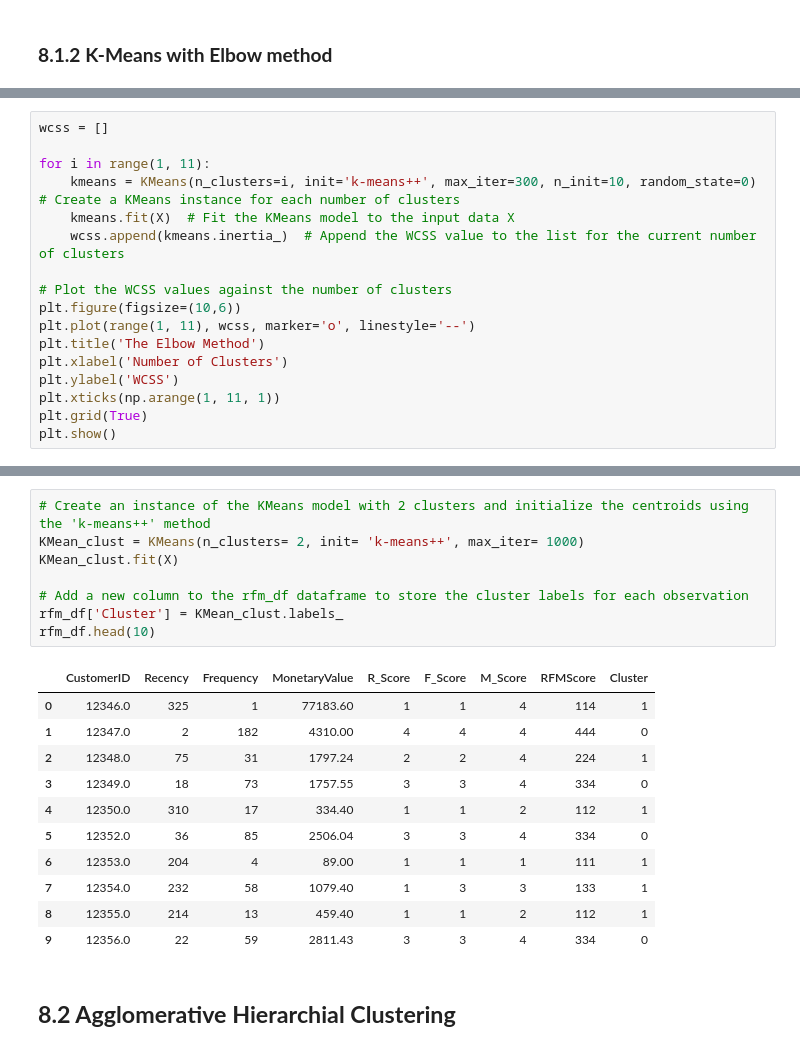
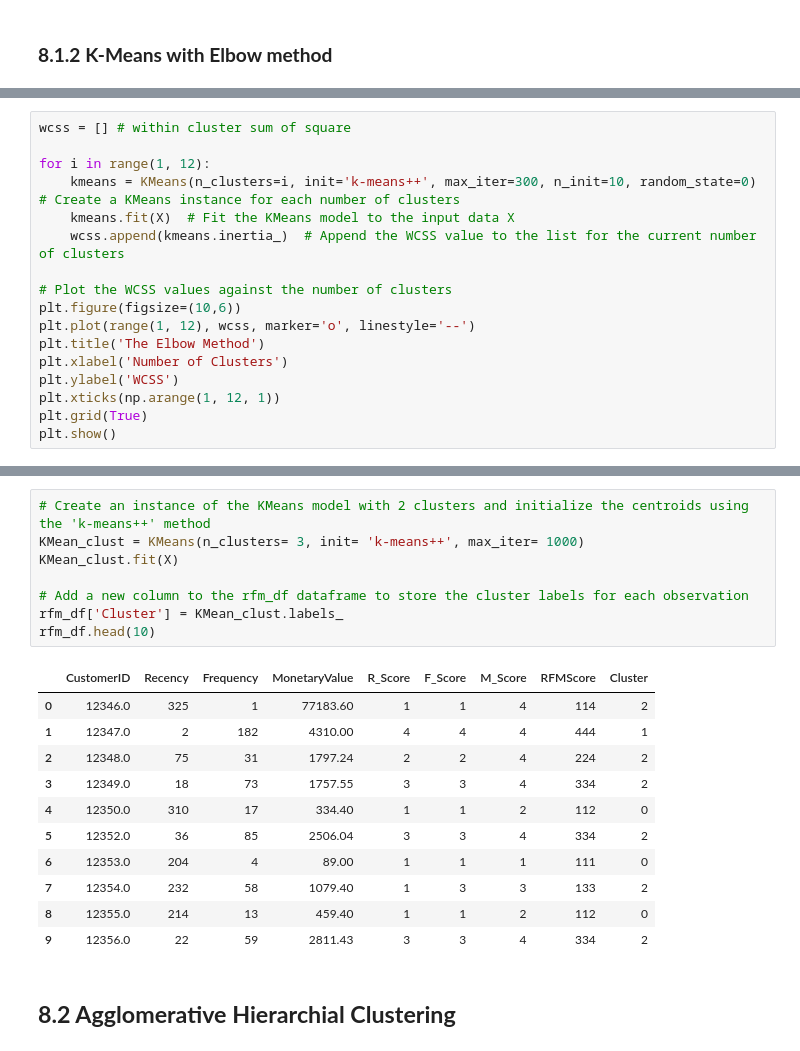
Before and after one commit to Pooja-2709/Unsupervied, a Jupyter notebook: Online_Retail_Customer_Segmentation.ipynb, the cells around one changed output, grey strips where cells are left out. Saved outputs shown, nothing was run; the diff lists cells and outputs as text.

```diff
--- a/Online_Retail_Customer_Segmentation.ipynb
+++ b/Online_Retail_Customer_Segmentation.ipynb
@@ -1067,18 +951,18 @@ plt.show()
 # %%
-wcss = []
+wcss = [] # within cluster sum of square
 
-for i in range(1, 11):
+for i in range(1, 12):
     kmeans = KMeans(n_clusters=i, init='k-means++', max_iter=300, n_init=10, random_state=0)  # Create a KMeans instance for each number of clusters
     kmeans.fit(X)  # Fit the KMeans model to the input data X
     wcss.append(kmeans.inertia_)  # Append the WCSS value to the list for the current number of clusters
 
 # Plot the WCSS values against the number of clusters
 plt.figure(figsize=(10,6))
-plt.plot(range(1, 11), wcss, marker='o', linestyle='--')
+plt.plot(range(1, 12), wcss, marker='o', linestyle='--')
 plt.title('The Elbow Method')
 plt.xlabel('Number of Clusters')
 plt.ylabel('WCSS')
-plt.xticks(np.arange(1, 11, 1))
+plt.xticks(np.arange(1, 12, 1))
 plt.grid(True)
 plt.show()
 # %% [output]
@@ -1088,23 +972,23 @@ plt.show()
 # %%
 # Create an instance of the KMeans model with 2 clusters and initialize the centroids using the 'k-means++' method
-KMean_clust = KMeans(n_clusters= 2, init= 'k-means++', max_iter= 1000)
+KMean_clust = KMeans(n_clusters= 3, init= 'k-means++', max_iter= 1000)
 KMean_clust.fit(X)
 
 # Add a new column to the rfm_df dataframe to store the cluster labels for each observation
 rfm_df['Cluster'] = KMean_clust.labels_
 rfm_df.head(10)
 # %% [output]
 |  | CustomerID | Recency | Frequency | MonetaryValue | R_Score | F_Score | M_Score | RFMScore | Cluster |
-| 0 | 12346.0 | 325 | 1 | 77183.60 | 1 | 1 | 4 | 114 | 1 |
-| 1 | 12347.0 | 2 | 182 | 4310.00 | 4 | 4 | 4 | 444 | 0 |
-| 2 | 12348.0 | 75 | 31 | 1797.24 | 2 | 2 | 4 | 224 | 1 |
-| 3 | 12349.0 | 18 | 73 | 1757.55 | 3 | 3 | 4 | 334 | 0 |
-| 4 | 12350.0 | 310 | 17 | 334.40 | 1 | 1 | 2 | 112 | 1 |
-| 5 | 12352.0 | 36 | 85 | 2506.04 | 3 | 3 | 4 | 334 | 0 |
-| 6 | 12353.0 | 204 | 4 | 89.00 | 1 | 1 | 1 | 111 | 1 |
-| 7 | 12354.0 | 232 | 58 | 1079.40 | 1 | 3 | 3 | 133 | 1 |
-| 8 | 12355.0 | 214 | 13 | 459.40 | 1 | 1 | 2 | 112 | 1 |
-| 9 | 12356.0 | 22 | 59 | 2811.43 | 3 | 3 | 4 | 334 | 0 |
+| 0 | 12346.0 | 325 | 1 | 77183.60 | 1 | 1 | 4 | 114 | 2 |
+| 1 | 12347.0 | 2 | 182 | 4310.00 | 4 | 4 | 4 | 444 | 1 |
+| 2 | 12348.0 | 75 | 31 | 1797.24 | 2 | 2 | 4 | 224 | 2 |
+| 3 | 12349.0 | 18 | 73 | 1757.55 | 3 | 3 | 4 | 334 | 2 |
+| 4 | 12350.0 | 310 | 17 | 334.40 | 1 | 1 | 2 | 112 | 0 |
+| 5 | 12352.0 | 36 | 85 | 2506.04 | 3 | 3 | 4 | 334 | 2 |
+| 6 | 12353.0 | 204 | 4 | 89.00 | 1 | 1 | 1 | 111 | 0 |
+| 7 | 12354.0 | 232 | 58 | 1079.40 | 1 | 3 | 3 | 133 | 2 |
+| 8 | 12355.0 | 214 | 13 | 459.40 | 1 | 1 | 2 | 112 | 0 |
+| 9 | 12356.0 | 22 | 59 | 2811.43 | 3 | 3 | 4 | 334 | 2 |
 # %% [markdown]
 ## **8.2 Agglomerative Hierarchial Clustering**
 # %% [markdown]
```
Also changed, not shown: parts of 10 cells of this notebook.
